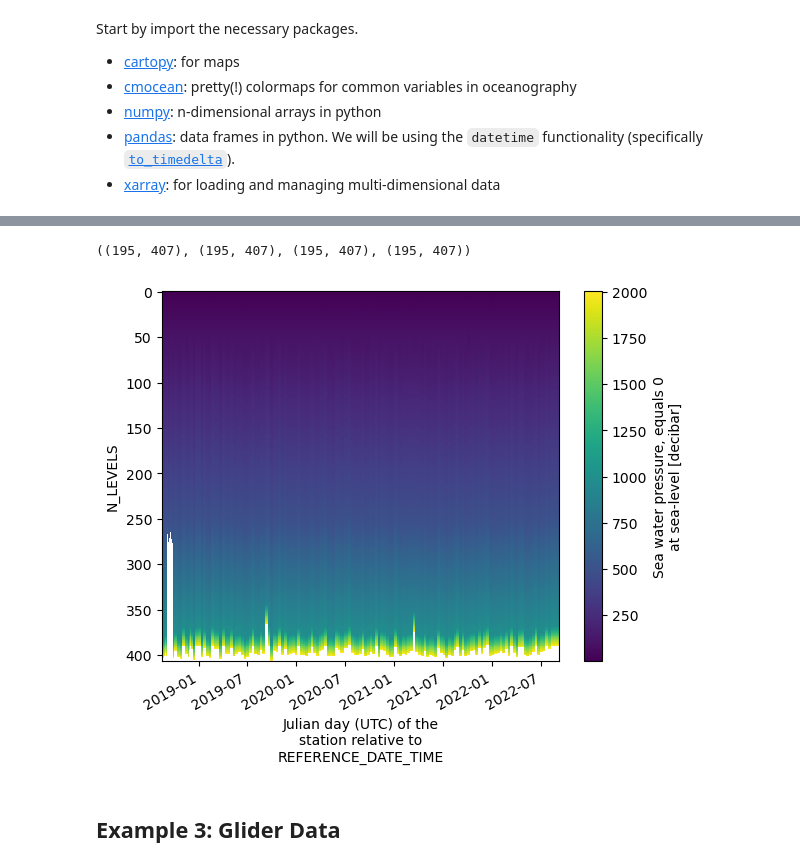
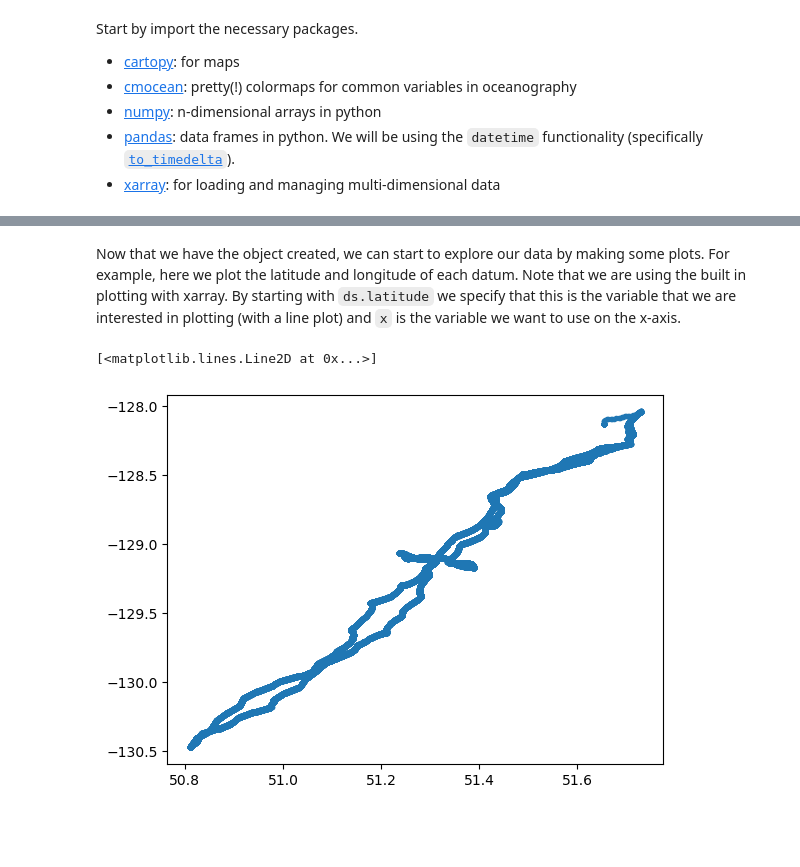
Before and after one commit to lheagy/prodigy-intro, a Jupyter notebook: NetCDF-xarray.ipynb, the cells around one changed output, grey strips where cells are left out. Drawn from its saved outputs; the diff is of its cells as text; code cells hidden in the pictures; blank space fills up the shorter version.

Commit message:
update example based on this year's data

```diff
--- a/NetCDF-xarray.ipynb
+++ b/NetCDF-xarray.ipynb
@@ -26 +24,3 @@ filepath = "./data/AQUA_MODIS.20020801_20210831.L3m.MC.CHL.chlor_a.4km.nc"
+# %%
+filepath = "./data/dfo-bb046-20201006.nc"
 # %% [markdown]
@@ -208,12 +49,8 @@ chla = dsargo.CHLA
-# %%
-pres.shape, doxy.shape, temp.shape, chla.shape
-# %% [output]
-((195, 407), (195, 407), (195, 407), (195, 407))
+# %% [markdown]
+Now that we have the object created, we can start to explore our data by making some plots. For example, here we plot the latitude and longitude of each datum. Note that we are using the built in plotting with xarray. By starting with `ds.latitude` we specify that this is the variable that we are interested in plotting (with a line plot) and `x` is the variable we want to use on the x-axis.
 # %%
 fig, ax = plt.subplots(1, 1)
-pres.plot(x="time", ax=ax)
-ax.invert_yaxis()
+ax.plot(ds.latitude, ds.longitude, ".")
 # %% [output]
+[<matplotlib.lines.Line2D at 0x...>]
-[figure, old version]
+[figure, new version]
-# %% [markdown]
-## Example 3: Glider Data
```
Also changed, not shown: parts of 26 cells of this notebook, 1 other file.
